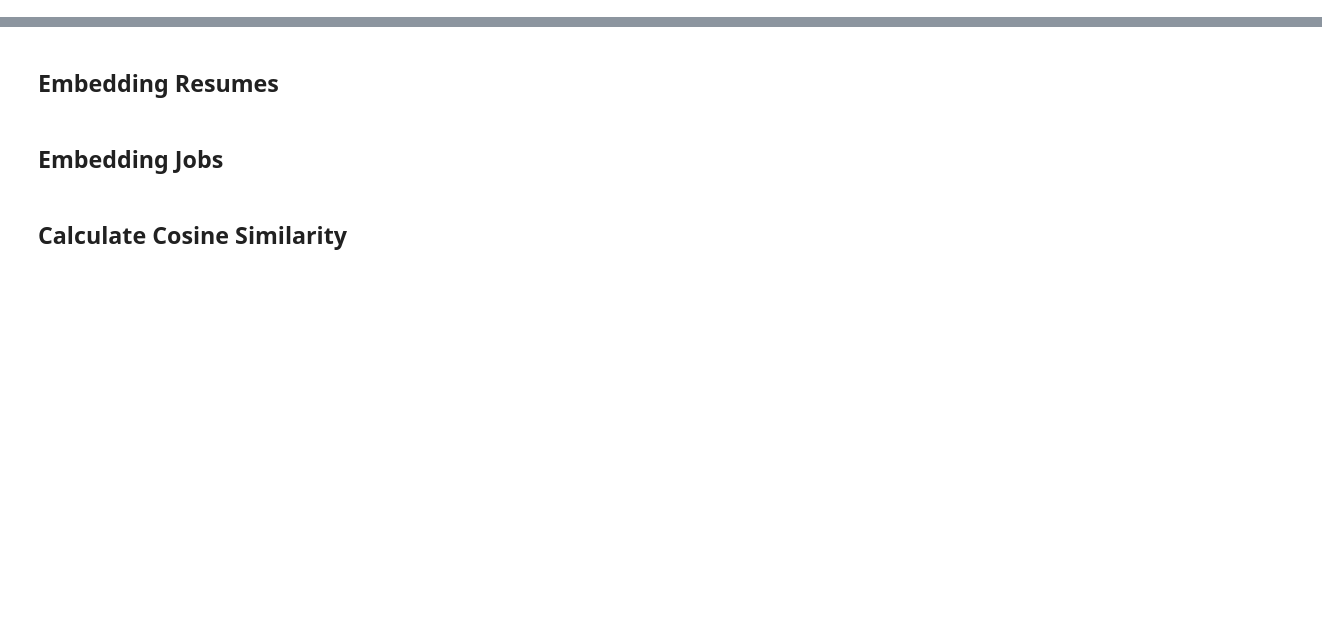
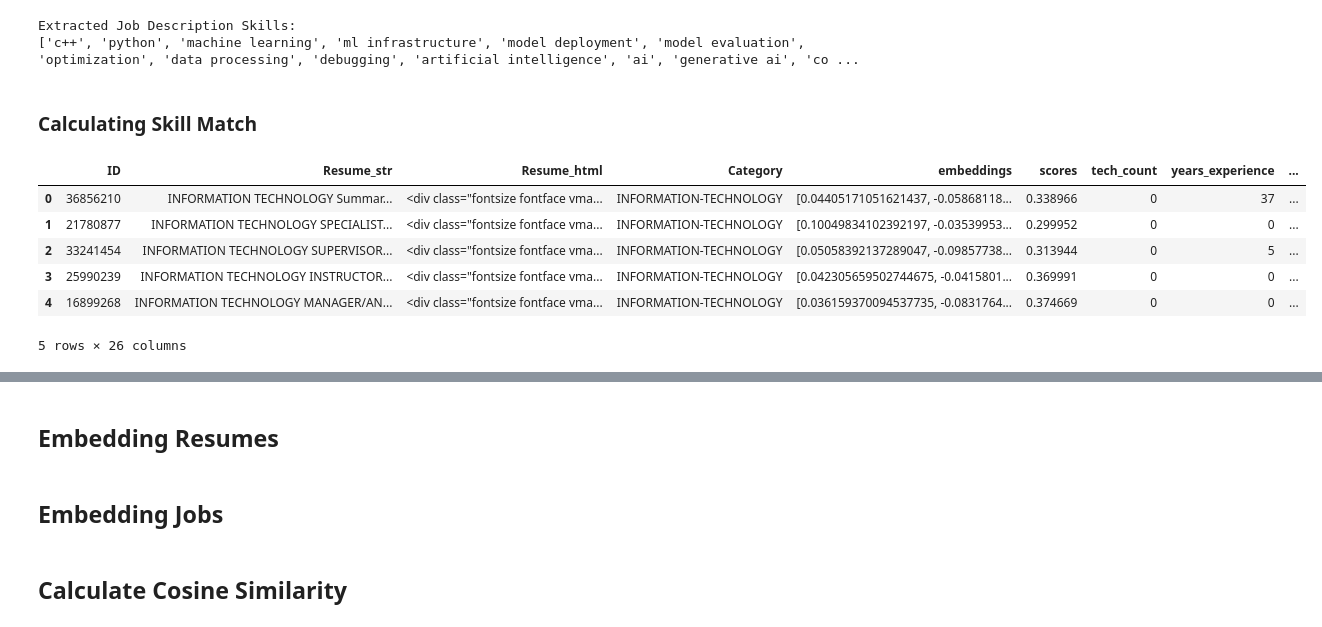
Before and after one commit to j-maiquez/ResumeML, a Jupyter notebook: resume_scanner.ipynb, the cells around one changed output, grey strips where cells are left out. Saved outputs shown, nothing was run; the diff lists cells and outputs as text; code cells hidden in the pictures; blank space fills up the shorter version.

Commit message:
Added rf + skills extraction for features

```diff
--- a/resume_scanner.ipynb
+++ b/resume_scanner.ipynb
@@ -6,0 +75,14 @@ import numpy as np
+# %%
+genai.configure(api_key=GEMINI_API)
+CONCURRENT_LIMIT = 5
+sem = asyncio.Semaphore(CONCURRENT_LIMIT)
+
+generation_config = {
+    "temperature": 0.1,
+    "response_mime_type": "application/json",
+}
+
+model_instance = genai.GenerativeModel(
+    model_name="gemini-2.0-flash",
+    generation_config=generation_config
+)
@@ -6,0 +189,29 @@ import numpy as np
+# %%
+job_skills = await get_skills_google_async(job_description, SYSTEM_PROMPT)
+print("Extracted Job Description Skills:")
+print(job_skills)
+# %% [output]
+Extracted Job Description Skills:
+['c++', 'python', 'machine learning', 'ml infrastructure', 'model deployment', 'model evaluation', 'optimization', 'data processing', 'debugging', 'artificial intelligence', 'ai', 'generative ai', 'co ...
+# %% [markdown]
+### Calculating Skill Match
+# %%
+skills_df = pd.read_csv("/Users/thubpham/resume-scanner/ResumeML/dataset_w_skills_v2.csv")
+skills_df = skills_df.drop(columns=["Unnamed: 0", "Unnamed: 0.1", "skills"], axis=1)
+skills_df.head()
+# %%
+def skill_coverage(resume_skills, job_skills):
+    matched = [s for s in job_skills if s in resume_skills]
+    coverage = len(matched) / len(job_skills)
+    return coverage, matched
+# %%
+skills_df[['skill_coverage', 'matched_skills']] = skills_df['skills_v2'].apply(lambda x: pd.Series(skill_coverage(x, job_skills)))
+skills_df.head()
+# %% [output]
+|  | ID | Resume_str | Resume_html | Category | embeddings | scores | tech_count | years_experience | ... |
+| 0 | 36856210 | INFORMATION TECHNOLOGY Summar... | <div class="fontsize fontface vma... | INFORMATION-TECHNOLOGY | [0.04405171051621437, -0.05868118... | 0.338966 | 0 | 37 | ... |
+| 1 | 21780877 | INFORMATION TECHNOLOGY SPECIALIST... | <div class="fontsize fontface vma... | INFORMATION-TECHNOLOGY | [0.10049834102392197, -0.03539953... | 0.299952 | 0 | 0 | ... |
+| 2 | 33241454 | INFORMATION TECHNOLOGY SUPERVISOR... | <div class="fontsize fontface vma... | INFORMATION-TECHNOLOGY | [0.05058392137289047, -0.09857738... | 0.313944 | 0 | 5 | ... |
+| 3 | 25990239 | INFORMATION TECHNOLOGY INSTRUCTOR... | <div class="fontsize fontface vma... | INFORMATION-TECHNOLOGY | [0.042305659502744675, -0.0415801... | 0.369991 | 0 | 0 | ... |
+| 4 | 16899268 | INFORMATION TECHNOLOGY MANAGER/AN... | <div class="fontsize fontface vma... | INFORMATION-TECHNOLOGY | [0.036159370094537735, -0.0831764... | 0.374669 | 0 | 0 | ... |
+5 rows × 26 columns
```
Also changed, not shown: parts of 41 cells of this notebook, 3 other files.
